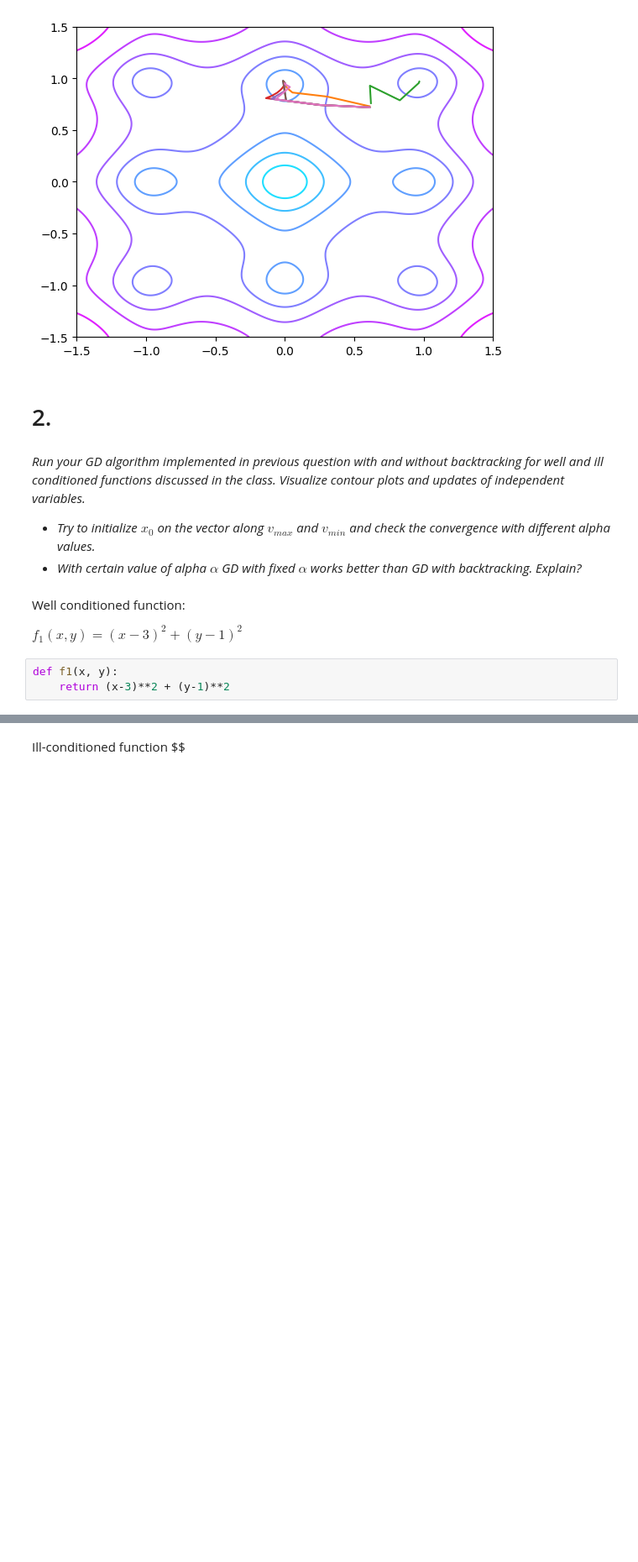
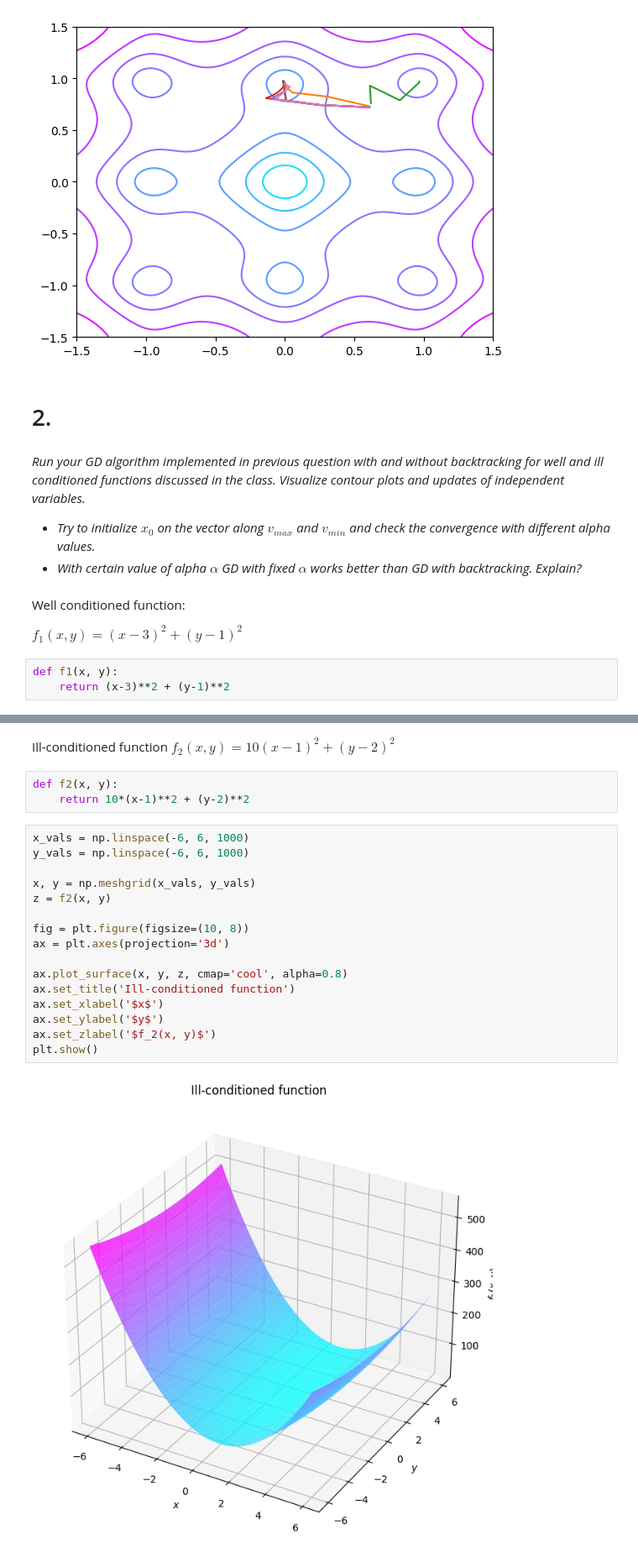
Before and after one commit to SiddharthYadav-v/DS401_Optimization_for_data_science, a Jupyter notebook: Assignment-2/solution.ipynb, the cells around one changed output, grey strips where cells are left out. Shown at 84% size. Drawn from its saved outputs; the diff is of its cells as text; blank space fills up the shorter version.

```diff
--- a/Assignment-2/solution.ipynb
+++ b/Assignment-2/solution.ipynb
@@ -184,6 +184,27 @@ ax.set_zlabel('$f1(x, y)$')
 plt.show()
 # %% [output]
 [figure]
-# %% [markdown]
-Ill-conditioned function
-$$
+# %% [markdown]
+Ill-conditioned function
+$f_2(x, y) = 10(x-1)^2 + (y-2)^2$
+# %%
+def f2(x, y):
+    return 10*(x-1)**2 + (y-2)**2
+# %%
+x_vals = np.linspace(-6, 6, 1000)
+y_vals = np.linspace(-6, 6, 1000)
+
+x, y = np.meshgrid(x_vals, y_vals)
+z = f2(x, y)
+
+fig = plt.figure(figsize=(10, 8))
+ax = plt.axes(projection='3d')
+
+ax.plot_surface(x, y, z, cmap='cool', alpha=0.8)
+ax.set_title('Ill-conditioned function')
+ax.set_xlabel('$x$')
+ax.set_ylabel('$y$')
+ax.set_zlabel('$f_2(x, y)$')
+plt.show()
+# %% [output]
+[figure, added]
```
Also changed, not shown: parts of 1 cell of this notebook.
